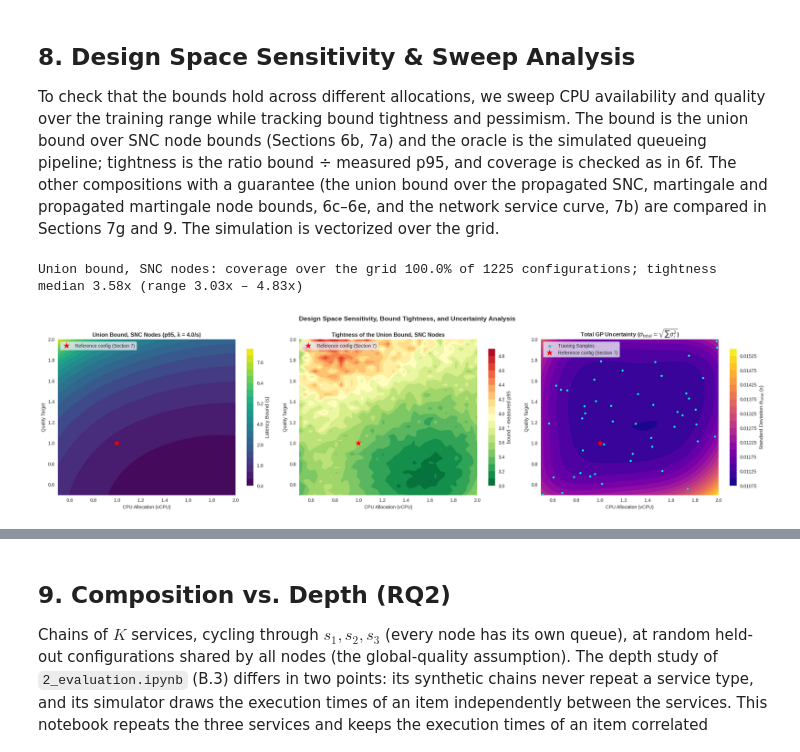
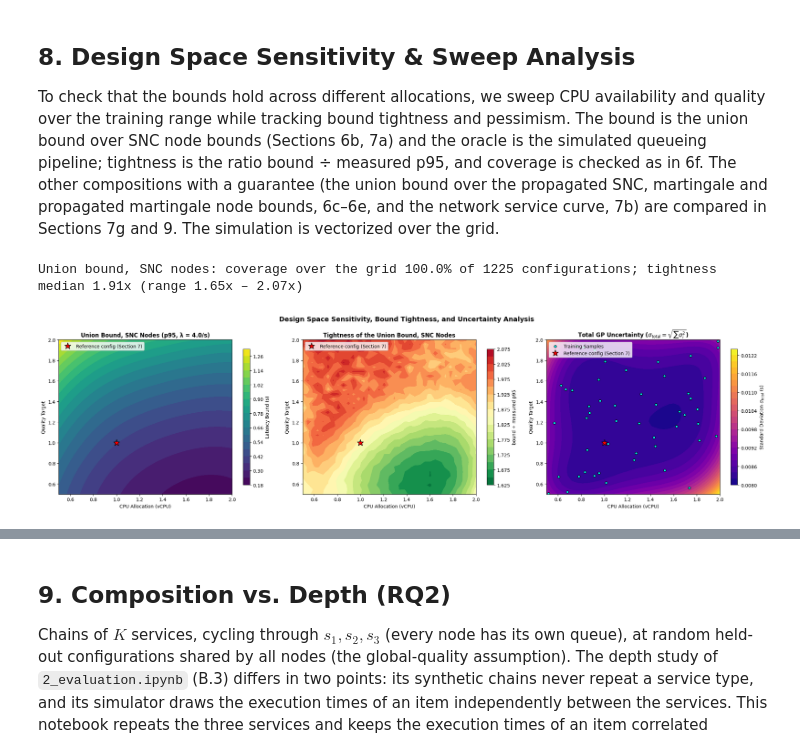
Before and after one commit to borissedlak/composable-autonomous-offerings, a Jupyter notebook: notebooks/tsc/1_method_synthetic.ipynb, the cells around one changed output, grey strips where cells are left out. Cells and saved outputs as stored; diff of their text form; code cells hidden in the pictures.

Commit message:
bound services with several workers by cyclic assignment and evaluate the second campaign
Co-Authored-By: Claude Opus 5.5 <noreply@anthropic.com>

```diff
--- a/notebooks/tsc/1_method_synthetic.ipynb
+++ b/notebooks/tsc/1_method_synthetic.ipynb
@@ -363,8 +374,9 @@ n_cfg_test = 100
 X_cfg_test = np.column_stack([
     rng_nodes.uniform(0.5, 2.0, n_cfg_test),
     rng_nodes.uniform(0.5, 2.0, n_cfg_test),
-    rng_nodes.uniform(1.0, 4.0, n_cfg_test)
+    np.floor(rng_nodes.uniform(1.0, 5.0, n_cfg_test))
 ])
+workers_test = workers_of(X_cfg_test)   # workers of every service at every held-out configuration
 measured_by_service, measured_low_by_service, beliefs, node_bounds = {}, {}, {}, {}
 for s_name, s_type in zip(service_names, service_types):
     _, latency = simulate_pipeline(X_cfg_test, [s_type], [noise_levels[s_name]], n_sim_items, item_correlation, rng_nodes, workload)
@@ -413,7 +437,7 @@ $\mu^+(x) = \mu(x) + z_c\,\sigma_{\text{ep}}(x)$, where $z_c$ is the standard-no
 # %%
 # SNC queueing bound (snc_latency_bound in pegasus/bounds.py)
 for s_name in service_names:
-    node_bounds[s_name]["SNC (6b)"] = snc_latency_bound(*beliefs[s_name], epsilon=alpha, **workload)
+    node_bounds[s_name]["SNC (6b)"] = snc_latency_bound(*beliefs[s_name], epsilon=alpha, workers=workers_test, **workload)
 # %% [markdown]
 ### 6c. Node Bound with Propagated Arrival Models
 
@@ -487,7 +519,7 @@ and Poisson arrivals for step 2. For periodic arrivals, only step 1 is used.
 # %%
 # Martingale bound (martingale_node_bound in pegasus/bounds.py)
 for s_name in service_names:
-    node_bounds[s_name]["martingale (6d)"] = martingale_node_bound(*beliefs[s_name], epsilon=alpha, **workload)
+    node_bounds[s_name]["martingale (6d)"] = martingale_node_bound(*beliefs[s_name], epsilon=alpha, workers=workers_test, **workload)
 # %% [markdown]
 ### 6e. Martingale Bound with Propagated Service Spacing
 
@@ -609,6 +646,7 @@ range, used wherever a single configuration is shown. It is not an optimum or a
 # truth, the simulated queueing pipeline (Section 1b) at this configuration.
 x_pipeline_cfg = np.array([[1.0, 1.0, 2.0]])  # [CPU, Quality, Parallelism]
 n_nodes = len(service_names)
+reference_workers = [workers_of(x_pipeline_cfg)] * n_nodes   # every service has the parallelism of the configuration
 
 # ------------------------------------------------------------------------------
 # A. Node-level bounds
@@ -629,8 +667,8 @@ for s_name in service_names:
 
     # SNC latency bounds with queueing, at the full budget epsilon and at the union-bound share epsilon / K
     belief = execution_time_belief(model, x_pipeline_cfg, confidence)
-    latency_full = snc_latency_bound(*belief, epsilon=alpha, **workload)[0]
-    latency_share = snc_latency_bound(*belief, epsilon=alpha / n_nodes, **workload)[0]
+    latency_full = snc_latency_bound(*belief, epsilon=alpha, workers=reference_workers[0], **workload)[0]
+    latency_share = snc_latency_bound(*belief, epsilon=alpha / n_nodes, workers=reference_workers[0], **workload)[0]
 
     node_mus.append(mu[0])
     node_stds.append(std[0])
@@ -1115,7 +1164,7 @@ X_2d_sweep = np.column_stack([
 # B. Evaluate the Union Bound over SNC Node Bounds, Oracle Ground Truth & Uncertainty (vectorized)
 # ------------------------------------------------------------------------------
 sweep_beliefs = [execution_time_belief(gp_models[s_name], X_2d_sweep, confidence) for s_name in service_names]
-union_snc_surface = sum(snc_latency_bound(*belief, epsilon=alpha / n_nodes, **workload) for belief in sweep_beliefs)
+union_snc_surface = sum(snc_latency_bound(*belief, epsilon=alpha / n_nodes, workers=workers_of(X_2d_sweep), **workload) for belief in sweep_beliefs)
 
 std_total_surface = np.sqrt(sum(gp_models[s_name].predict(X_2d_sweep, return_std=True)[1] ** 2 for s_name in service_names))
 
@@ -1156,35 +1205,35 @@ ax1.legend(loc='upper left', frameon=True)
 c2 = ax2.contourf(CPU_grid, QUALITY_grid, Ratio_matrix, levels=20, cmap='RdYlGn_r')
 fig.colorbar(c2, ax=ax2, shrink=0.88, label=f'bound ÷ measured p{p_str}')
 ax2.plot(reference_cpu, reference_quality, 'r*', markersize=14, markeredgecolor='black', label=reference_label)
 if Ratio_matrix.min() < 1.0:
     contour_one = ax2.contour(CPU_grid, QUALITY_grid, Ratio_matrix, levels=[1.0], colors='black', linewidths=2.0, linestyles='--')
     ax2.clabel(contour_one, inline=True, fmt='violation', fontsize=9)
 ax2.set_title('Tightness of the Union Bound, SNC Nodes', fontsize=12, fontweight='bold')
 ax2.set_xlabel('CPU Allocation (vCPU)', fontsize=10)
 ax2.set_ylabel('Quality Target', fontsize=10)
 ax2.legend(loc='upper left', frameon=True)
 
 # Subplot 3: Total GP Uncertainty Surface (2D Contour - Perfectly Aligned)
 c3 = ax3.contourf(CPU_grid, QUALITY_grid, Std_Total_matrix, levels=20, cmap='plasma')
 fig.colorbar(c3, ax=ax3, shrink=0.88, label=r'Standard Deviation $\sigma_{\mathrm{total}}$ (s)')
 
 # Scatter training data points
 ax3.scatter(X_train[:, 0], X_train[:, 1], color='cyan', edgecolors='black', s=25, label='Training Samples')
 
 # Plot the reference configuration
 ax3.plot(reference_cpu, reference_quality, 'r*', markersize=14, markeredgecolor='black', label=reference_label)
 
 ax3.set_title(r'Total GP Uncertainty ($\sigma_{\mathrm{total}} = \sqrt{\sum \sigma_i^2}$)', fontsize=12, fontweight='bold')
 ax3.set_xlabel('CPU Allocation (vCPU)', fontsize=10)
 ax3.set_ylabel('Quality Target', fontsize=10)
 ax3.legend(loc='upper left', frameon=True)
 
 plt.suptitle("Design Space Sensitivity, Bound Tightness, and Uncertainty Analysis", fontsize=14, fontweight='bold', y=0.98)
 plt.tight_layout()
 plt.show()
 # %% [output]
-Union bound, SNC nodes: coverage over the grid 100.0% of 1225 configurations; tightness median 3.58x (range 3.03x – 4.83x)
+Union bound, SNC nodes: coverage over the grid 100.0% of 1225 configurations; tightness median 1.91x (range 1.65x – 2.07x)
-[figure, old version]
+[figure, new version]
 # %%
 from scipy.stats import spearmanr
 
```
Also changed, not shown: parts of 23 cells of this notebook, 10 other files.
